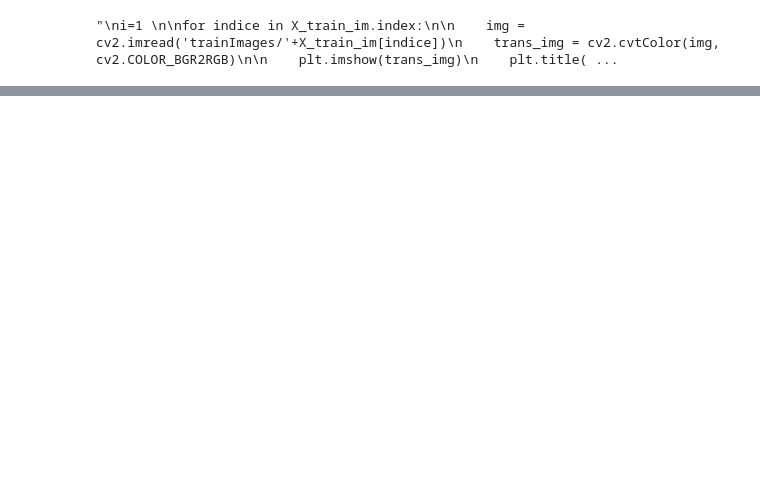
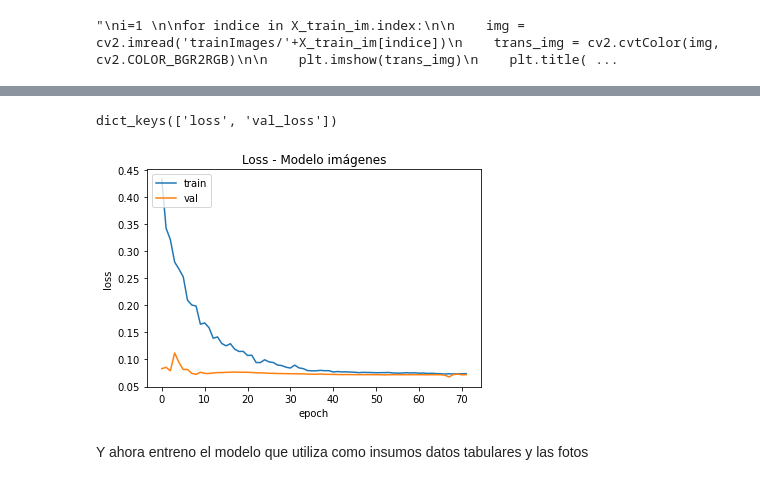
Before and after one commit to isaimoralesg/Tesis-UAI, a Jupyter notebook: MultiInput.ipynb, the cells around one changed output, grey strips where cells are left out. Cells and saved outputs as stored; diff of their text form; code cells hidden in the pictures; blank space fills up the shorter version.

```diff
--- a/MultiInput.ipynb
+++ b/MultiInput.ipynb
@@ -291,0 +204,9 @@ array([0.0080863 , 0.        , 0.00879699, 0.16507463, 0.08255528,
+# %%
+def carga_imagenes(serie_fotos, inputPath):
+
+    nuevas_imagenes = []
+    for foto in serie_fotos:
+        imagen = cv2.imread(inputPath+'/'+foto)
+        imagen = cv2.resize(imagen, (128, 128)) #Dejo todas las fotos en 128 x 128
+        nuevas_imagenes.append(imagen)
+    return np.array(nuevas_imagenes)/255.0 # Normalizo a factor de 1
@@ -291,0 +274,3 @@ array([0.0080863 , 0.        , 0.00879699, 0.16507463, 0.08255528,
+# %%
+imagenes_train = carga_imagenes(X_train_im,'trainResizedImages')
+imagenes_val = carga_imagenes(X_val_im,'trainResizedImages')
@@ -291,0 +294,2 @@ array([0.0080863 , 0.        , 0.00879699, 0.16507463, 0.08255528,
+# %%
+cnn = create_cnn(128, 128, 3)
@@ -291,0 +320,17 @@ array([0.0080863 , 0.        , 0.00879699, 0.16507463, 0.08255528,
+# %%
+modelo_imagenes = cnn
+
+opt = Adam(lr=1e-4,decay = 1e-4/200) # Hiperparametros
+callback = EarlyStopping(monitor='loss', patience=5) # No quiero gastar recursos innecesarios, con callback
+
+cnn.compile(loss="mean_absolute_error",
+              optimizer=opt)
+
+print("[INFO] Entrenando modelo con imágenes...")
+history_imagenes = cnn.fit(
+    x=imagenes_train,
+    y=y_train.values,
+    validation_data=(imagenes_val, y_val.values),
+    epochs=500,
+    batch_size=8,
+    callbacks = [callback])
@@ -291,0 +355,14 @@ array([0.0080863 , 0.        , 0.00879699, 0.16507463, 0.08255528,
+# %%
+# Listar la historia
+print(history_imagenes.history.keys())
+# Generar gráficos
+plt.plot(history_imagenes.history['loss'])
+plt.plot(history_imagenes.history['val_loss'])
+plt.title('Loss - Modelo imágenes')
+plt.ylabel('loss')
+plt.xlabel('epoch')
+plt.legend(['train', 'val'], loc='upper left')
+plt.show()
+# %% [output]
+dict_keys(['loss', 'val_loss'])
+[figure, added]
@@ -291,0 +373,2 @@ array([0.0080863 , 0.        , 0.00879699, 0.16507463, 0.08255528,
+# %% [markdown]
+Y ahora entreno el modelo que utiliza como insumos datos tabulares y las fotos
```
Also changed, not shown: parts of 58 cells of this notebook, 1 other file.
